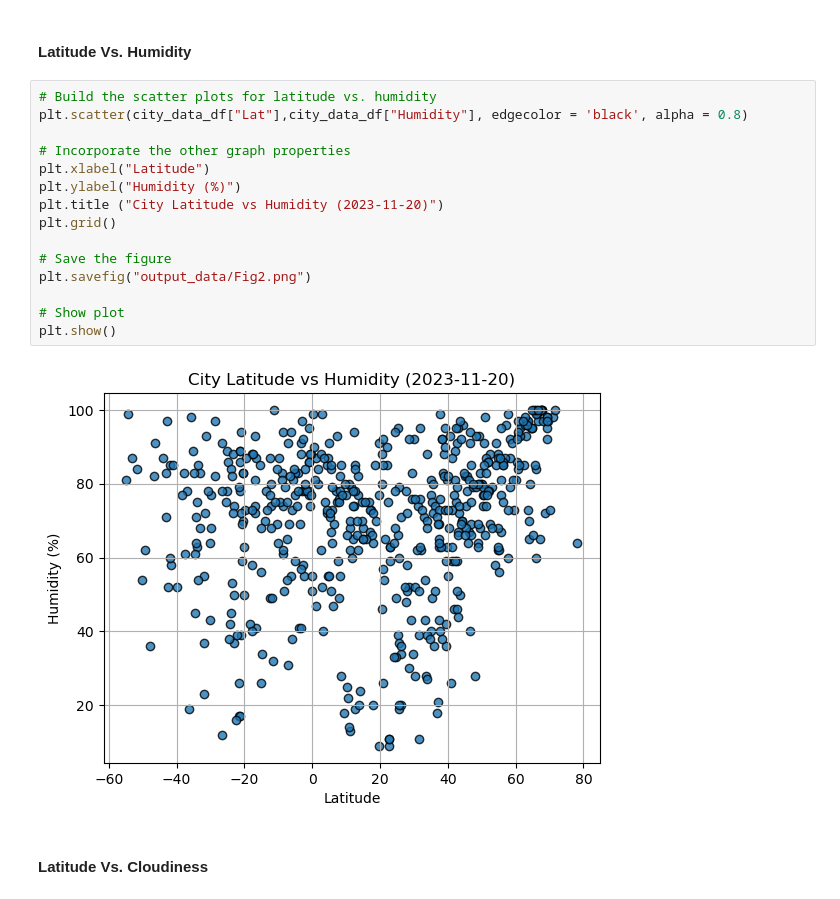
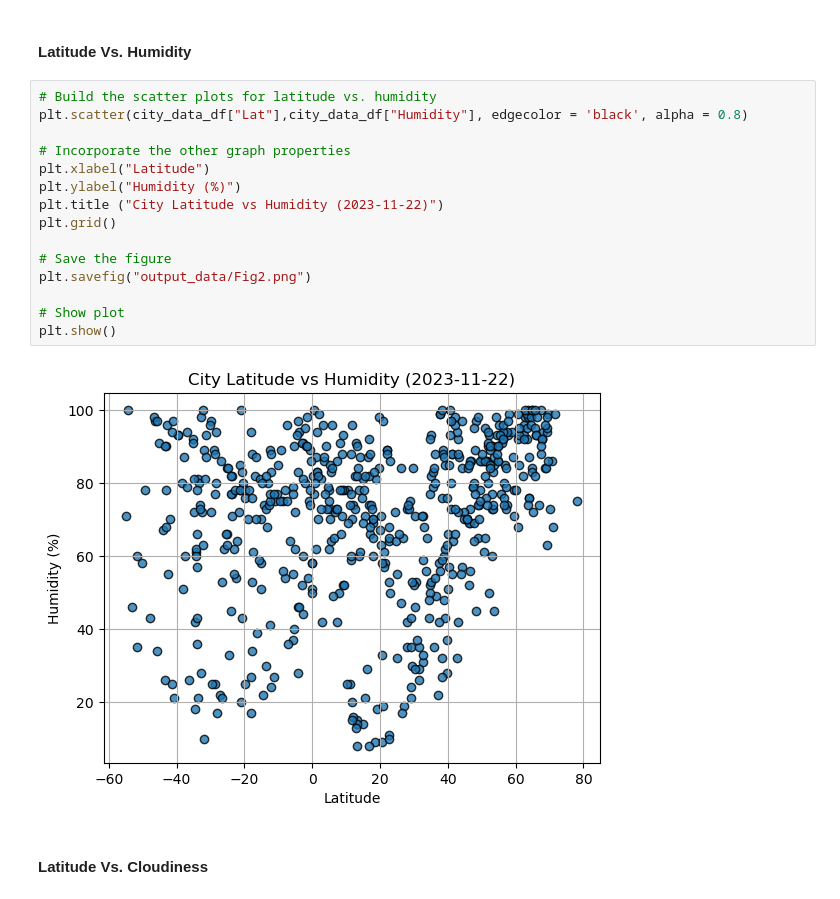
Before and after one commit to catisf/python-api-challenge, a Jupyter notebook: WeatherPy/WeatherPy.ipynb, the cells around one changed output. Drawn from its saved outputs; the diff is of its cells as text.

```diff
--- a/WeatherPy/WeatherPy.ipynb
+++ b/WeatherPy/WeatherPy.ipynb
@@ -209,20 +209,20 @@ plt.show()
 # %%
 # Build the scatter plots for latitude vs. humidity
 plt.scatter(city_data_df["Lat"],city_data_df["Humidity"], edgecolor = 'black', alpha = 0.8)
 
 # Incorporate the other graph properties
 plt.xlabel("Latitude")
 plt.ylabel("Humidity (%)")
-plt.title ("City Latitude vs Humidity (2023-11-20)")
+plt.title ("City Latitude vs Humidity (2023-11-22)")
 plt.grid()
 
 # Save the figure
 plt.savefig("output_data/Fig2.png")
 
 # Show plot
 plt.show()
 # %% [output]
-[figure, old version]
+[figure, new version]
 # %% [markdown]
 #### Latitude Vs. Cloudiness
 # %%
```
Also changed, not shown: parts of 27 cells of this notebook, 6 other files.
